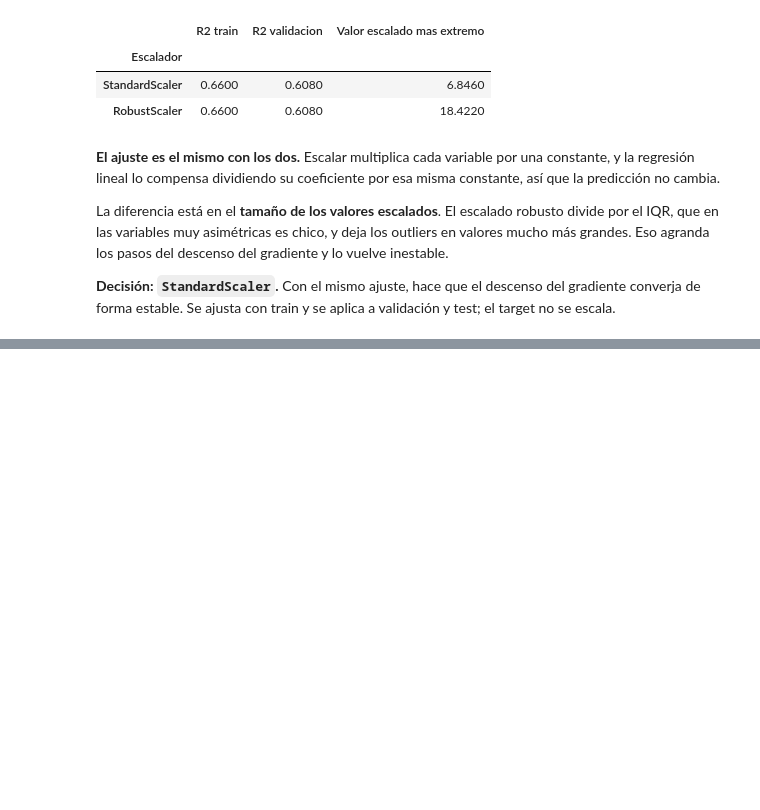
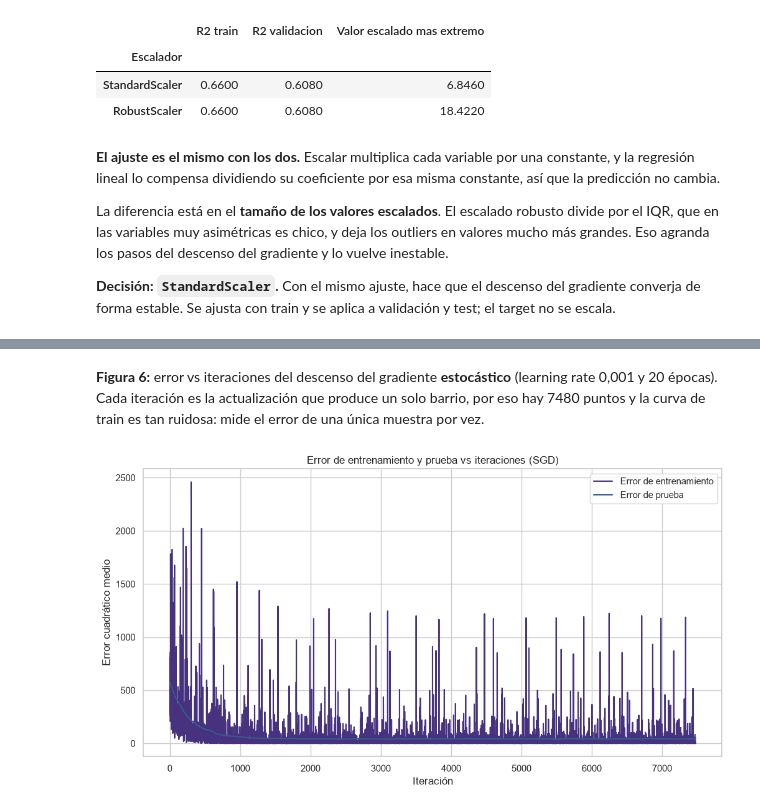
Before and after one commit to Franrnn/TP_AA1_Esparza_Pico_Renna, a Jupyter notebook: TP1/TP-regresion-AA1.ipynb, the cells around one changed output, grey strips where cells are left out. Cells and saved outputs as stored; diff of their text form; code cells hidden in the pictures; blank space fills up the shorter version.

```diff
--- a/TP1/TP-regresion-AA1.ipynb
+++ b/TP1/TP-regresion-AA1.ipynb
@@ -583,0 +1032,8 @@ pd.DataFrame({'Media': escalado.mean(), 'Desvio': escalado.std()}).round(2).T
+# %% [markdown]
+**Figura 6:** error vs iteraciones del descenso del gradiente **estocástico** (learning rate 0,001 y 20 épocas). Cada iteración es la actualización que produce un solo barrio, por eso hay 7480 puntos y la curva de train es tan ruidosa: mide el error de una única muestra por vez.
+# %%
+# Descenso del gradiente estocastico: learning rate mas chico porque actualiza los pesos con cada barrio
+np.random.seed(42)
+W_sgd = stochastic_gradient_descent(X_train_scaled, y_train_gd, X_val_scaled, y_val_gd, lr=0.001, epochs=20)
+# %% [output]
+[figure, added]
```
Also changed, not shown: parts of 14 cells of this notebook.
